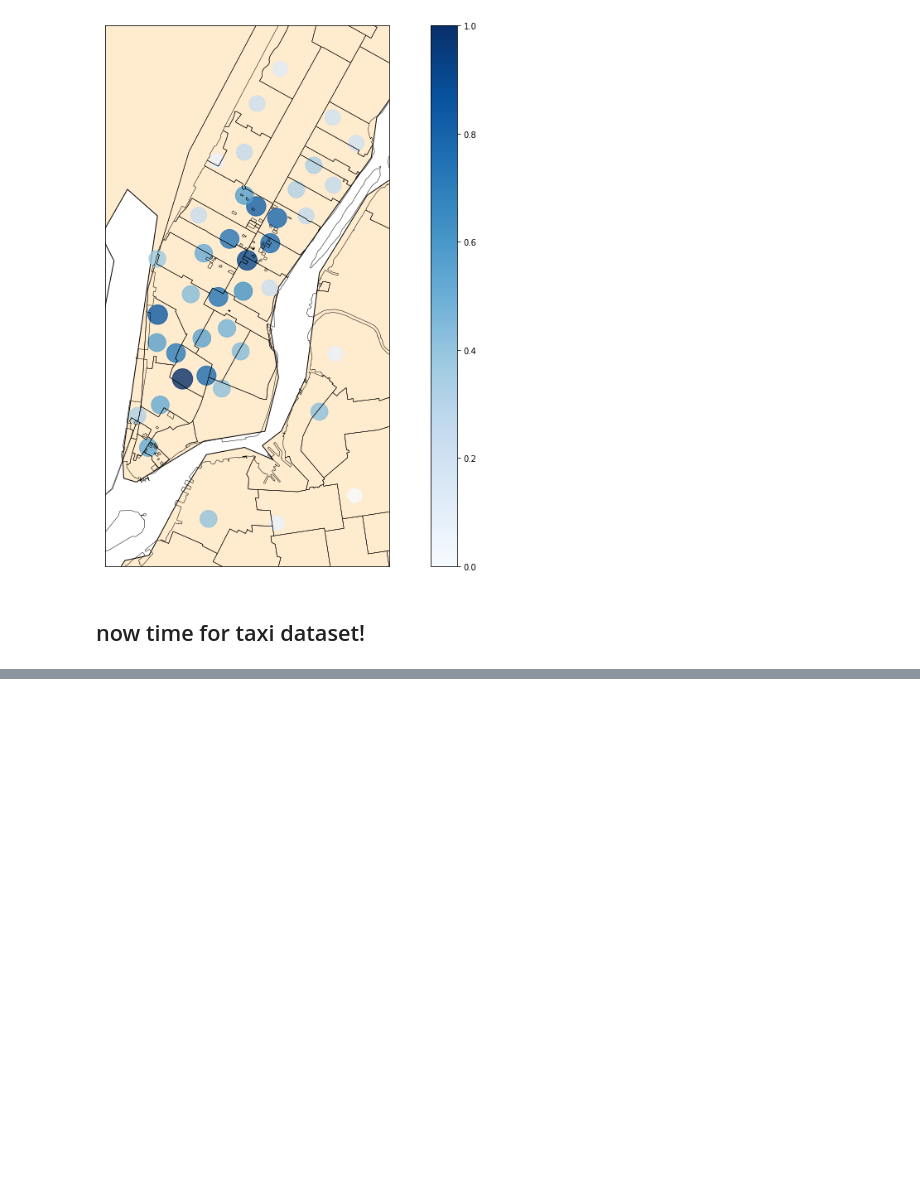
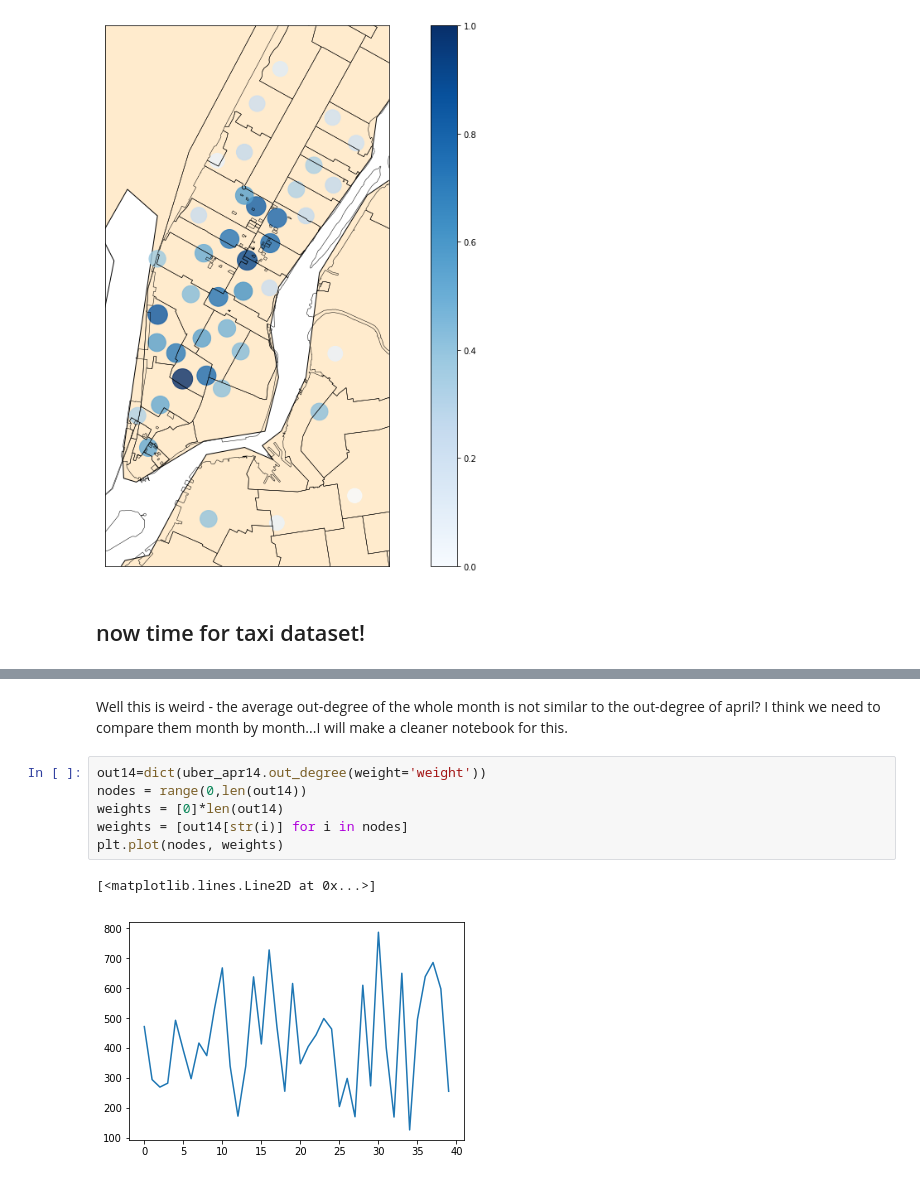
Before and after one commit to BisratM/NYC-Traffic-Analysis, a Jupyter notebook: kmeans.ipynb, the cells around one changed output, grey strips where cells are left out. Drawn from its saved outputs; the diff is of its cells as text; blank space fills up the shorter version.

```diff
--- a/kmeans.ipynb
+++ b/kmeans.ipynb
@@ -415,0 +453,11 @@ FINISHED PROJ. COORDINATES...STARTING NODES
+# %% [markdown]
+Well this is weird - the average out-degree of the whole month is not similar to the out-degree of april? I think we need to compare them month by month...I will make a cleaner notebook for this.
+# %%
+out14=dict(uber_apr14.out_degree(weight='weight'))
+nodes = range(0,len(out14))
+weights = [0]*len(out14)
+weights = [out14[str(i)] for i in nodes]
+plt.plot(nodes, weights)
+# %% [output]
+[<matplotlib.lines.Line2D at 0x...>]
+[figure, added]
```
Also changed, not shown: parts of 10 cells of this notebook, 3 other files.
